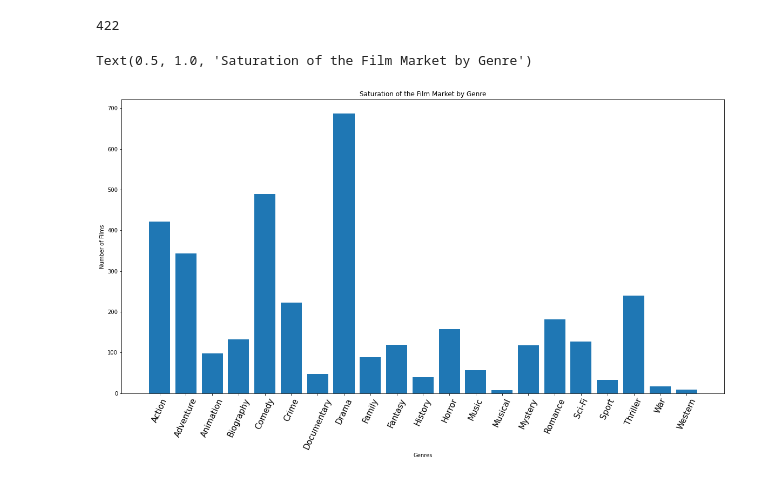
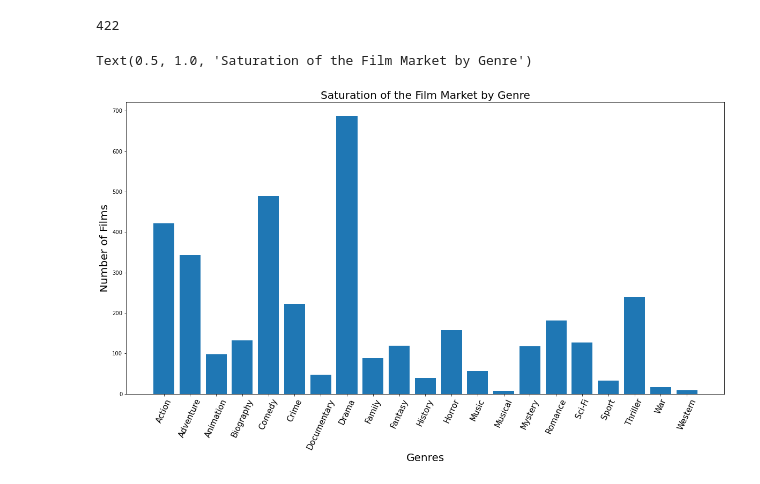
Before and after one commit to soohojp/Phase-1-Project-Best-Team-, a Jupyter notebook: Untitled.ipynb, the cells around one changed output. Saved outputs shown, nothing was run; the diff lists cells and outputs as text; code cells hidden in the pictures.

```diff
--- a/Untitled.ipynb
+++ b/Untitled.ipynb
@@ -23,6 +23,9 @@ tn_movie["worldwide_gross"]=tn_movie["worldwide_gross"].map(lambda x: int(x.repl
 tn_movie["ROI"]= (tn_movie["worldwide_gross"]- tn_movie["production_budget"])/    \
          tn_movie["production_budget"]
 
+#Add Profit
+tn_movie["profit"]= (tn_movie["worldwide_gross"]- tn_movie["production_budget"])
+
 #Add start year as int column
 
 tn_movie["start_year"] = tn_movie["release_date"].map(lambda x: int(x[-4:]))
@@ -185,12 +226,12 @@ len(imdb_western)]
 # %%
 fig, ax = plt.subplots(figsize=(20,10))
 x = list_of_unique_genres
 y = num_per_genres
 ax.bar(x,y)
 plt.xticks(fontsize = 15, rotation = 65)
-ax.set_xlabel("Genres")
-ax.set_ylabel('Number of Films')
-ax.set_title("Saturation of the Film Market by Genre")
+ax.set_xlabel("Genres", fontsize = 20)
+ax.set_ylabel('Number of Films', fontsize = 20)
+ax.set_title("Saturation of the Film Market by Genre", fontsize = 20)
 # %% [output]
 Text(0.5, 1.0, 'Saturation of the Film Market by Genre')
-[figure, old version]
+[figure, new version]
```
Also changed, not shown: parts of 7 cells of this notebook.
